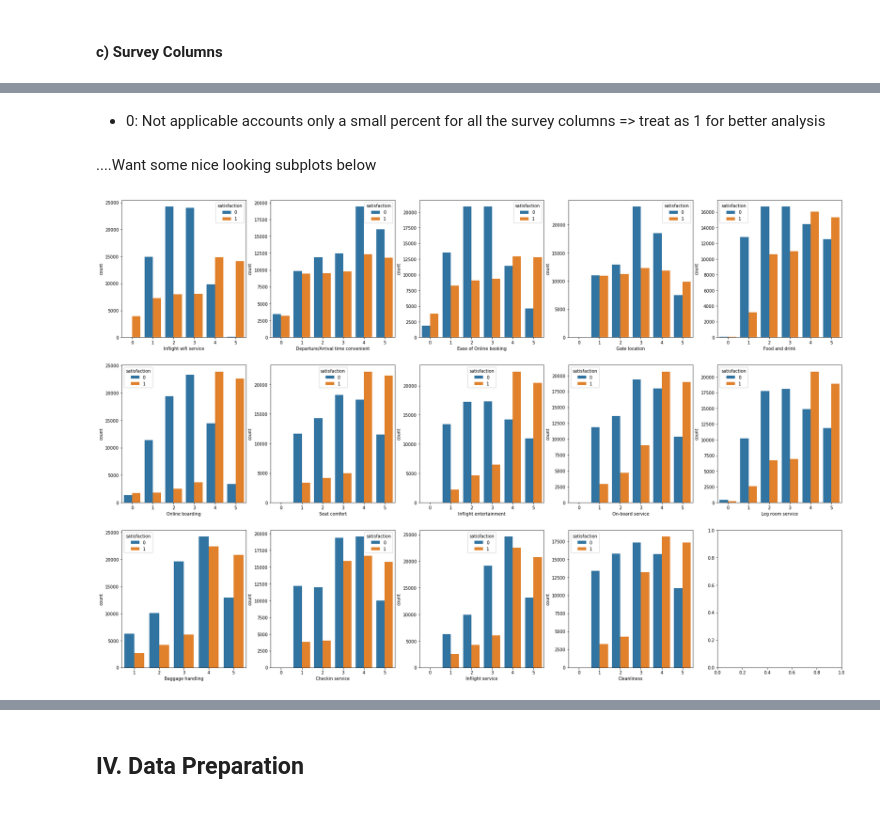
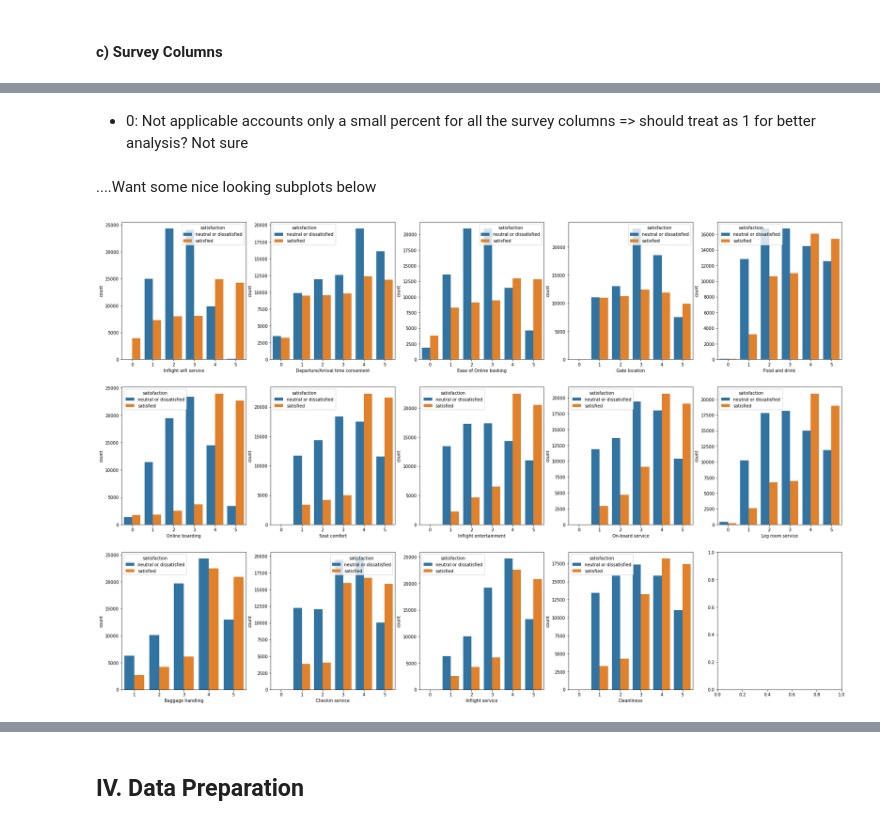
Before and after one commit to jingyunw/Airline_Passenger_Satisfaction_Analysis, a Jupyter notebook: Airline-Passenger-Satisfaction.ipynb, the cells around one changed output, grey strips where cells are left out. Drawn from its saved outputs; the diff is of its cells as text; code cells hidden in the pictures.

```diff
--- a/Airline-Passenger-Satisfaction.ipynb
+++ b/Airline-Passenger-Satisfaction.ipynb
@@ -441,10 +395,10 @@ for cols in df.columns[7:21]:
 # %% [markdown]
-- 0: Not applicable accounts only a small percent for all the survey columns => treat as 1 for better analysis
+- 0: Not applicable accounts only a small percent for all the survey columns => should treat as 1 for better analysis? Not sure
 # %% [markdown]
 ....Want some nice looking subplots below
 # %%
 fig, ax = plt.subplots(3, 5, figsize=(30, 20))
 for variable, subplot in zip(survey_cols, ax.flatten()):
-    sns.countplot(data[variable],hue=data['satisfaction'], ax=subplot)
+    sns.countplot(df[variable],hue=df['satisfaction'], ax=subplot)
 # %% [output]
-[figure, old version]
+[figure, new version]
```
Also changed, not shown: parts of 116 cells of this notebook.
